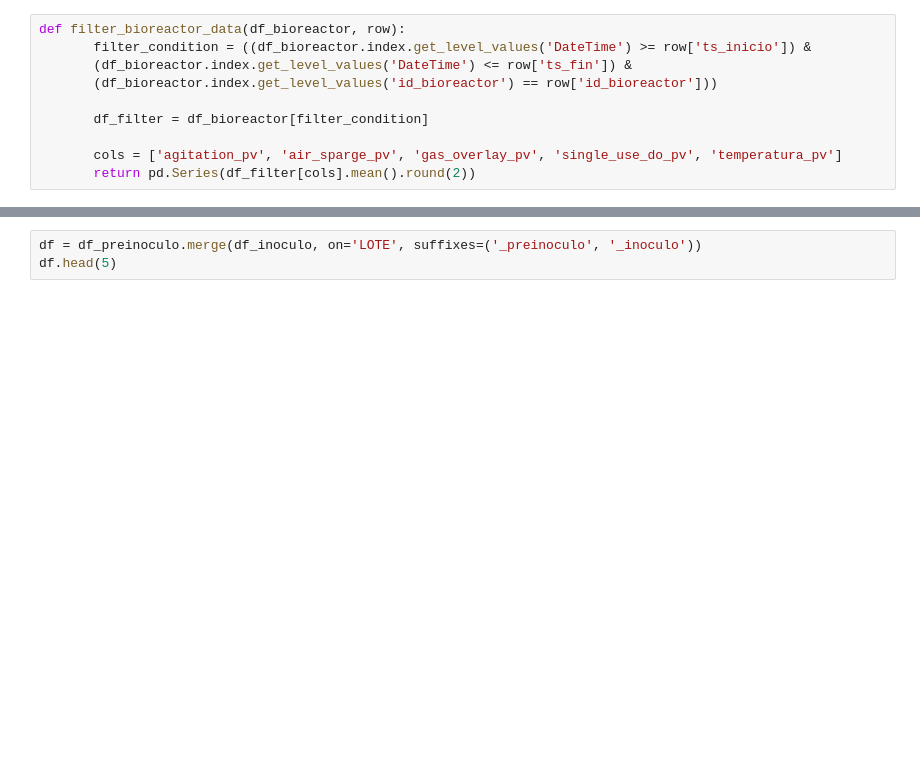
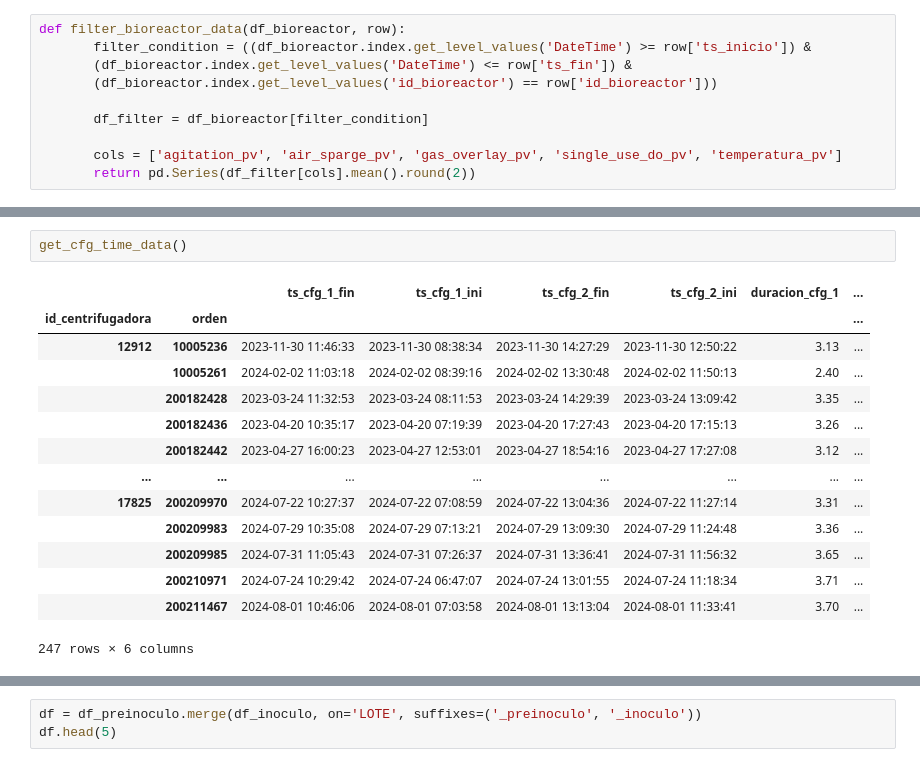
Before and after one commit to nikodyulger/datathon-los-forajidos, a Jupyter notebook: prediccion.ipynb, the cells around one changed output, grey strips where cells are left out. Drawn from its saved outputs; the diff is of its cells as text; blank space fills up the shorter version.

Commit message:
datos agregados centrifugadoras

```diff
--- a/prediccion.ipynb
+++ b/prediccion.ipynb
@@ -443,0 +437,17 @@ df_cultivo.merge(agg_data, on='LOTE')
+# %%
+get_cfg_time_data()
+# %% [output]
+|  |  | ts_cfg_1_fin | ts_cfg_1_ini | ts_cfg_2_fin | ts_cfg_2_ini | duracion_cfg_1 | ... |
+| id_centrifugadora | orden |  |  |  |  |  | ... |
+| 12912 | 10005236 | 2023-11-30 11:46:33 | 2023-11-30 08:38:34 | 2023-11-30 14:27:29 | 2023-11-30 12:50:22 | 3.13 | ... |
+|  | 10005261 | 2024-02-02 11:03:18 | 2024-02-02 08:39:16 | 2024-02-02 13:30:48 | 2024-02-02 11:50:13 | 2.40 | ... |
+|  | 200182428 | 2023-03-24 11:32:53 | 2023-03-24 08:11:53 | 2023-03-24 14:29:39 | 2023-03-24 13:09:42 | 3.35 | ... |
+|  | 200182436 | 2023-04-20 10:35:17 | 2023-04-20 07:19:39 | 2023-04-20 17:27:43 | 2023-04-20 17:15:13 | 3.26 | ... |
+|  | 200182442 | 2023-04-27 16:00:23 | 2023-04-27 12:53:01 | 2023-04-27 18:54:16 | 2023-04-27 17:27:08 | 3.12 | ... |
+| ... | ... | ... | ... | ... | ... | ... | ... |
+| 17825 | 200209970 | 2024-07-22 10:27:37 | 2024-07-22 07:08:59 | 2024-07-22 13:04:36 | 2024-07-22 11:27:14 | 3.31 | ... |
+|  | 200209983 | 2024-07-29 10:35:08 | 2024-07-29 07:13:21 | 2024-07-29 13:09:30 | 2024-07-29 11:24:48 | 3.36 | ... |
+|  | 200209985 | 2024-07-31 11:05:43 | 2024-07-31 07:26:37 | 2024-07-31 13:36:41 | 2024-07-31 11:56:32 | 3.65 | ... |
+|  | 200210971 | 2024-07-24 10:29:42 | 2024-07-24 06:47:07 | 2024-07-24 13:01:55 | 2024-07-24 11:18:34 | 3.71 | ... |
+|  | 200211467 | 2024-08-01 10:46:06 | 2024-08-01 07:03:58 | 2024-08-01 13:13:04 | 2024-08-01 11:33:41 | 3.70 | ... |
+247 rows × 6 columns
```
Also changed, not shown: parts of 5 cells of this notebook.
